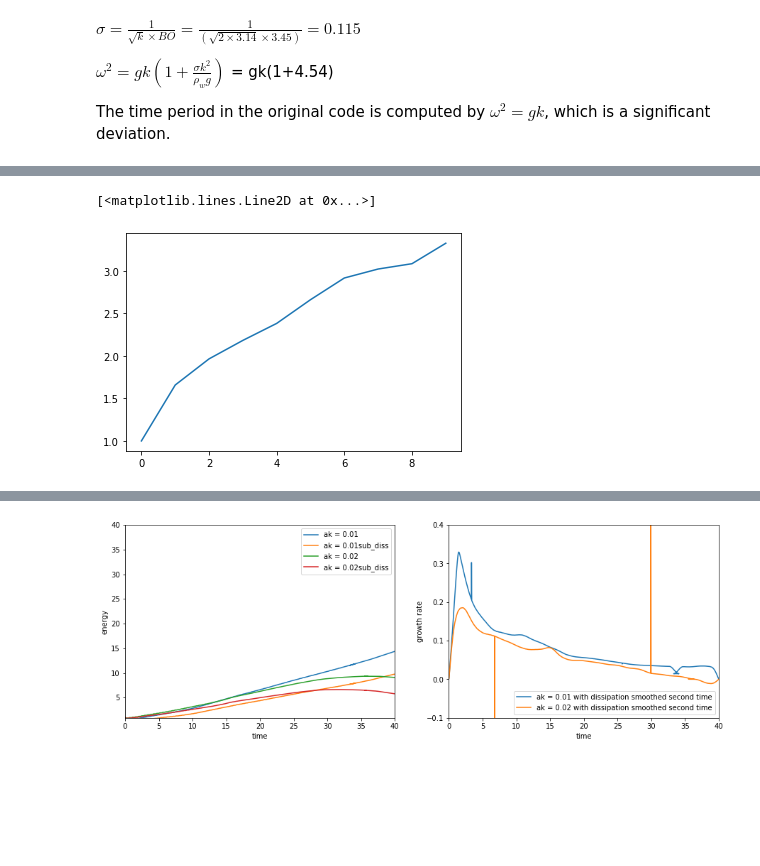
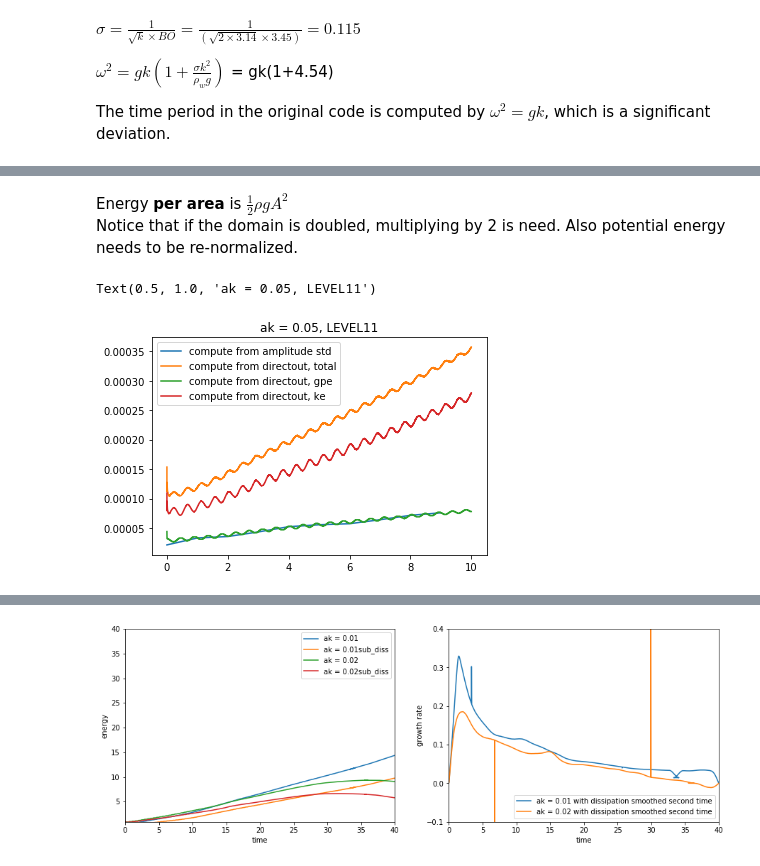
Before and after one commit to DeikeLab/jiarongw-postprocessing, a Jupyter notebook: notebooks/linear_wave.ipynb, the cells around one changed output, grey strips where cells are left out. Cells and saved outputs as stored; diff of their text form; code cells hidden in the pictures; blank space fills up the shorter version.

```diff
--- a/notebooks/linear_wave.ipynb
+++ b/notebooks/linear_wave.ipynb
@@ -67,8 +67,18 @@ amplitude = iter_onecase(postfix_index_set=postfix_index, tag_set=tag, tag_commo
-# %%
-# Plot the energy growth measured by amplitude
-plt.plot(postfix_index, [ampl.stdev for ampl in amplitude]/amplitude[0].stdev)
-
-# Compare with directout
-# %% [output]
-[<matplotlib.lines.Line2D at 0x...>]
-[figure, removed]
+# %% [markdown]
+Energy __per area__ is $\frac{1}{2}\rho gA^2$
+Notice that if the domain is doubled, multiplying by 2 is need. Also potential energy needs to be re-normalized.
+# %%
+# Plot the energy growth measured by amplitude
+plt.plot(postfix_index, [ampl.stdev**2/2*2 for ampl in amplitude], label = 'compute from amplitude std')
+
+# Compare with directout
+
+energy = readin('budgetWaterwind.dat', table_delimiter = ' ')
+plt.plot(energy.t[energy.t < 10], energy.ke[energy.t < 10]+energy.gpe[energy.t < 10]+0.875, label = 'compute from directout, total')
+plt.plot(energy.t[energy.t < 10], energy.gpe[energy.t < 10]+0.875, label = 'compute from directout, gpe')
+plt.plot(energy.t[energy.t < 10], energy.ke[energy.t < 10], label = 'compute from directout, ke')
+plt.legend()
+plt.title('ak = 0.05, LEVEL11')
+# %% [output]
+Text(0.5, 1.0, 'ak = 0.05, LEVEL11')
+[figure, added]
```
Also changed, not shown: parts of 5 cells of this notebook, 2 other files.
